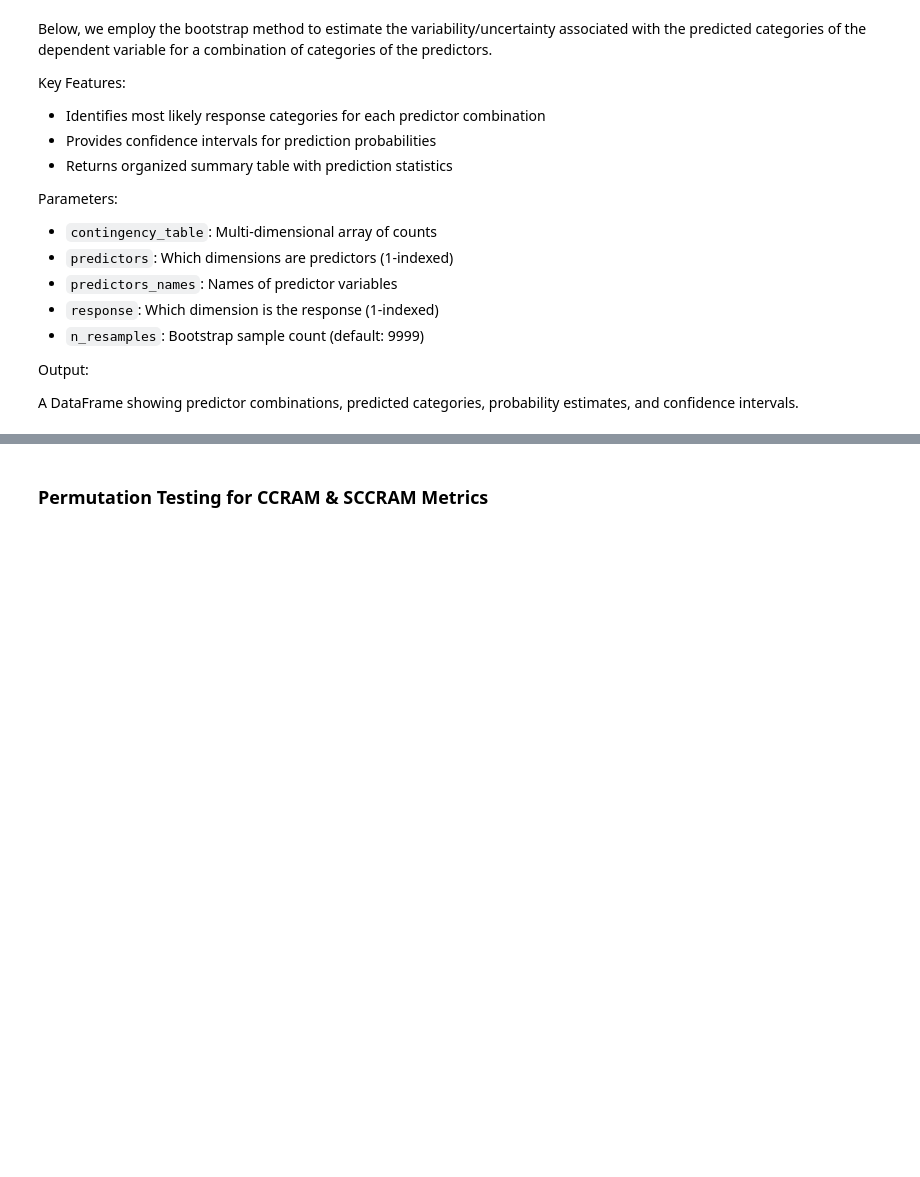
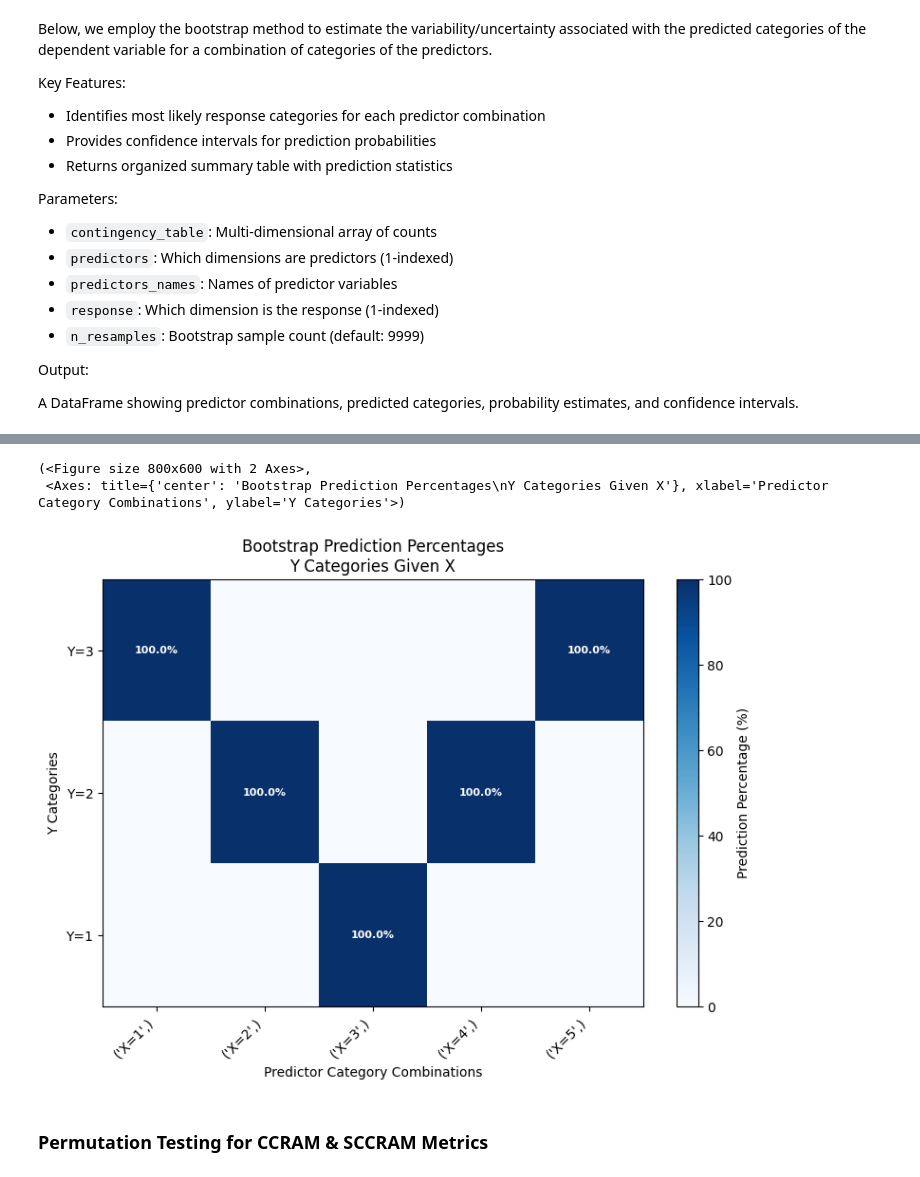
Before and after one commit to DhyeyMavani2003/ccrvam, a Jupyter notebook: examples/jupyter/02_StatSim_Generic_Bootstrapping_and_Permutation_Tests_Usage_Demonstration.ipynb, the cells around one changed output, grey strips where cells are left out. Saved outputs shown, nothing was run; the diff lists cells and outputs as text; code cells hidden in the pictures; blank space fills up the shorter version.

```diff
--- a/examples/jupyter/02_StatSim_Generic_Bootstrapping_and_Permutation_Tests_Usage_Demonstration.ipynb
+++ b/examples/jupyter/02_StatSim_Generic_Bootstrapping_and_Permutation_Tests_Usage_Demonstration.ipynb
@@ -174,3 +165,9 @@ Prediction Matrix:
+# %%
+prediction_matrix.plot_prediction_heatmap(show_values=True)
+# %% [output]
+(<Figure size 800x600 with 2 Axes>,
+ <Axes: title={'center': 'Bootstrap Prediction Percentages\nY Categories Given X'}, xlabel='Predictor Category Combinations', ylabel='Y Categories'>)
+[figure, added]
 # %% [markdown]
 ### Permutation Testing for CCRAM & SCCRAM Metrics
 # %% [markdown]
```
Also changed, not shown: parts of 25 cells of this notebook.
